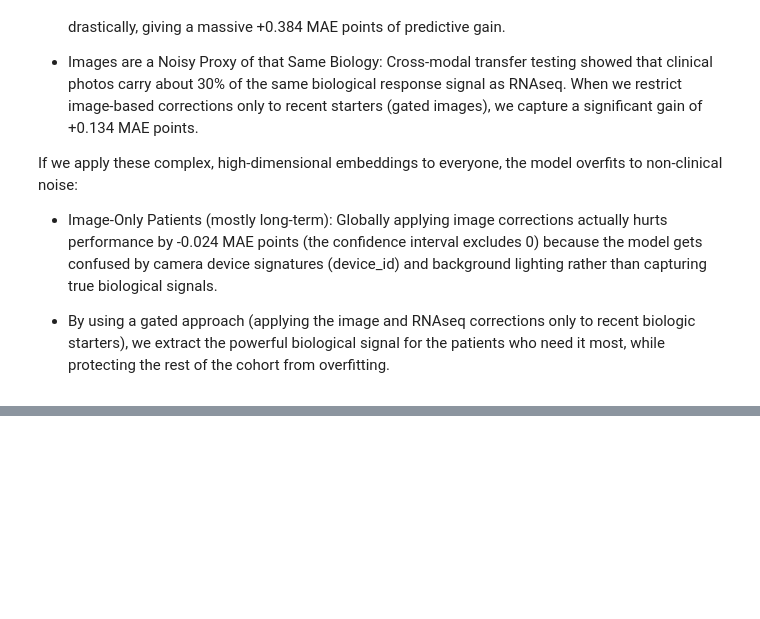
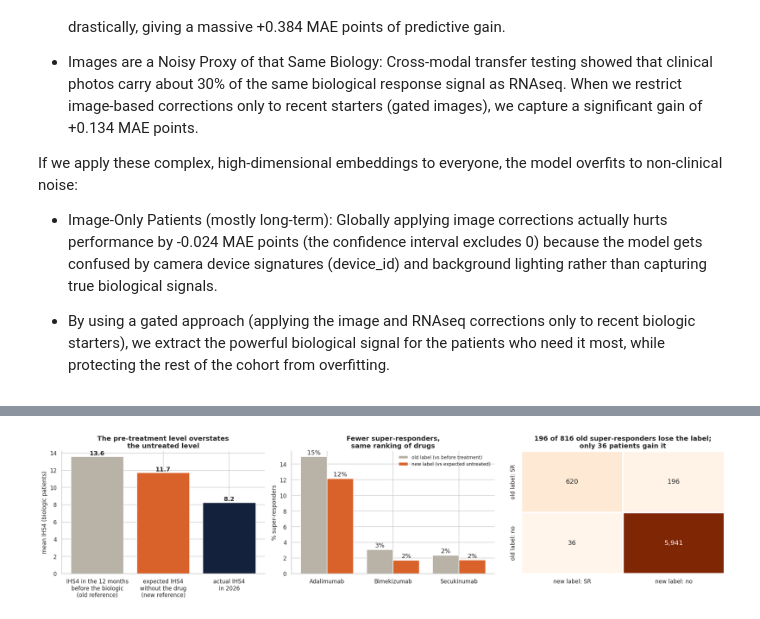
Before and after one commit to MariaPau03/Flare_pred_repo, a Jupyter notebook: submission/almirall_FlarePred.ipynb, the cells around one changed output, grey strips where cells are left out. Saved outputs shown, nothing was run; the diff lists cells and outputs as text; code cells hidden in the pictures; blank space fills up the shorter version.

```diff
--- a/submission/almirall_FlarePred.ipynb
+++ b/submission/almirall_FlarePred.ipynb
@@ -3481,0 +3798,91 @@ If we apply these complex, high-dimensional embeddings to everyone, the model ov
+# %%
+# %% R.2b Natural-course model and the counterfactual label
+CATS = {c: sorted(df_demo[c].dropna().unique()) for c in ["sex", "smoking_status"]}
+
+def history_at(split, cut):
+    """Patient history up to its own date `cut` (Series patient_id -> date); visits on that day are excluded."""
+    v = read_once(split, "visits", ["visit_date"]).merge(cut.rename("cut"), left_on="patient_id", right_index=True)
+    v = v[v.visit_date < v.cut]
+    v["days_ago"] = (v.cut - v.visit_date).dt.days
+    sc = v.dropna(subset=["ihs4_score"])
+    s12 = sc[sc.days_ago <= 365]
+    out = pd.DataFrame(index=cut.index)
+    out["h_mean_12m"] = s12.groupby("patient_id")["ihs4_score"].mean()
+    out["h_max_12m"] = s12.groupby("patient_id")["ihs4_score"].max()
+    out["h_n_12m"] = s12.groupby("patient_id")["ihs4_score"].count()
+    out["h_mean_3m"] = sc[sc.days_ago <= 91].groupby("patient_id")["ihs4_score"].mean()
+    out["h_mean_12_24m"] = sc[(sc.days_ago > 365) & (sc.days_ago <= 730)].groupby("patient_id")["ihs4_score"].mean()
+    out["h_last"] = sc.sort_values("visit_date").groupby("patient_id")["ihs4_score"].last()
+    w = 0.5 ** (sc.days_ago / 90)
+    out["h_ewm_90d"] = (w * sc.ihs4_score).groupby(sc.patient_id).sum() / w.groupby(sc.patient_id).sum()
+    out["h_calm_12m"] = s12[s12.visit_type != "flare_reactive"].groupby("patient_id")["ihs4_score"].mean()
+    out["h_flares_12m"] = v[(v.days_ago <= 365) & (v.visit_type == "flare_reactive")].groupby("patient_id").size()
+    demo = read_once(split, "demographics", ["diagnosis_date"]).set_index("patient_id").reindex(cut.index)
+    out["h_age"] = cut.dt.year - demo["birth_year"]
+    out["h_years_dx"] = (cut - demo["diagnosis_date"]).dt.days / 365.25
+    out["hurley_stage_baseline"] = demo["hurley_stage_baseline"]
+    out["bmi_at_baseline"] = demo["bmi_at_baseline"]
+    for c in CATS:
+        out[c] = pd.Categorical(demo[c], categories=CATS[c])
+    t = read_once(split, "treatments", ["start_date"]).merge(cut.rename("cut"), left_on="patient_id", right_index=True)
+    out["h_n_abx"] = t[(t.treatment_class == "Antibiotic") & (t.start_date < t.cut)].groupby("patient_id").size()
+    s = read_once(split, "surgeries", ["procedure_date"]).merge(cut.rename("cut"), left_on="patient_id", right_index=True)
+    out["h_n_surg"] = s[s.procedure_date < s.cut].groupby("patient_id").size()
+    out[["h_flares_12m", "h_n_abx", "h_n_surg"]] = out[["h_flares_12m", "h_n_abx", "h_n_surg"]].fillna(0)
+    return out
+
+# Natural course: never-treated patients, history up to 31 Dec 2025, target = Jan-Jun 2026
+never = X_train[X_train.n_bio_lines_ever == 0]
+H_nat = history_at("train", pd.Series(pd.Timestamp("2026-01-01"), index=never.patient_id.values))
+H_FEATS = list(H_nat.columns)
+y_nat = never.set_index("patient_id")[TARGET].reindex(H_nat.index)
+cv_nat = np.zeros(len(H_nat))
+for i_tr, i_va in KFold(5, shuffle=True, random_state=42).split(H_nat):
+    m = xgb.XGBRegressor(**XGB_PARAMS, n_estimators=600).fit(H_nat.iloc[i_tr], y_nat.iloc[i_tr])
+    cv_nat[i_va] = m.predict(H_nat.iloc[i_va])
+print(f"Natural-course model, {len(H_nat)} never-treated patients: CV MAE = {mean_absolute_error(y_nat, cv_nat):.3f}")
+nat_model = xgb.XGBRegressor(**XGB_PARAMS, n_estimators=600).fit(H_nat, y_nat)
+
+# Counterfactual = prediction of that model on the day the biologic started
+H_bio = history_at("train", start_tr)
+B_train["ihs4_cf"] = B_train.patient_id.map(pd.Series(nat_model.predict(H_bio[H_FEATS]), index=H_bio.index))
+for B, split in [(B_test1, "test_1"), (B_test2, "test_2")]:
+    Hs = history_at(split, bio_start(B))
+    B["ihs4_cf"] = B.patient_id.map(pd.Series(nat_model.predict(Hs[H_FEATS]), index=Hs.index))
+
+# New label, on the same patients as the old one (those with an IHS4 in the 12 months before the start)
+B_train["sr_cf"] = np.where(B_train["ihs4_pre_bio_mean"].isna(), np.nan,
+                            (B_train[TARGET] < 0.25 * B_train["ihs4_cf"]).astype(float))
+lab_cf = B_train.dropna(subset=["sr_cf"]).copy()
+print(f"Reference level (mean over {len(lab_cf)} labelled patients): before treatment {lab_cf.ihs4_pre_bio_mean.mean():.2f} "
+      f"| expected without the drug {lab_cf.ihs4_cf.mean():.2f}")
+print(f"Super-responder rate: old label {lab_cf.super_responder.mean():.1%} | new label {lab_cf.sr_cf.mean():.1%}")
+moves = pd.crosstab(lab_cf.super_responder.map({0: "old label: no", 1: "old label: SR"}),
+                    lab_cf.sr_cf.map({0: "new label: no", 1: "new label: SR"}), margins=True)
+display(moves)
+by_drug = lab_cf.groupby("bio_drug", observed=True)[["super_responder", "sr_cf"]].mean()
+by_hur = lab_cf.groupby("hurley_stage_baseline")[["super_responder", "sr_cf"]].mean()
+
+fig, ax = plt.subplots(1, 3, figsize=(19, 4.8))
+ref = pd.Series({"IHS4 in the 12 months\nbefore the biologic\n(old reference)": lab_cf.ihs4_pre_bio_mean.mean(),
+                 "expected IHS4\nwithout the drug\n(new reference)": lab_cf.ihs4_cf.mean(),
+                 "actual IHS4\nin 2026": lab_cf[TARGET].mean()})
+ax[0].bar(ref.index, ref.values, color=[GREY, ORANGE, NAVY])
+for i, v in enumerate(ref.values):
+    ax[0].text(i, v + 0.2, f"{v:.1f}", ha="center", fontweight="bold")
+ax[0].set_ylabel("mean IHS4 (biologic patients)")
+ax[0].set_title("The pre-treatment level overstates\nthe untreated level")
+xx = np.arange(len(by_drug))
+ax[1].bar(xx - 0.2, by_drug.super_responder * 100, 0.4, color=GREY, label="old label (vs before treatment)")
+ax[1].bar(xx + 0.2, by_drug.sr_cf * 100, 0.4, color=ORANGE, label="new label (vs expected untreated)")
+for i in range(len(by_drug)):
+    ax[1].text(i - 0.2, by_drug.super_responder.iloc[i] * 100 + 0.3, f"{by_drug.super_responder.iloc[i]:.0%}", ha="center")
+    ax[1].text(i + 0.2, by_drug.sr_cf.iloc[i] * 100 + 0.3, f"{by_drug.sr_cf.iloc[i]:.0%}", ha="center")
+ax[1].set_xticks(xx); ax[1].set_xticklabels(by_drug.index); ax[1].set_ylabel("% super-responders")
+ax[1].set_title("Fewer super-responders,\nsame ranking of drugs"); ax[1].legend(frameon=False, fontsize=9)
+mv = moves.iloc[:2, :2]
+sns.heatmap(mv, annot=True, fmt=",", cmap="Oranges", cbar=False, ax=ax[2], linewidths=2, linecolor="white", annot_kws={"fontsize": 13})
+ax[2].set_xlabel(""); ax[2].set_ylabel("")
+ax[2].set_title(f"{mv.iat[0, 1]} of {mv.iloc[0].sum()} old super-responders lose the label;\nonly {mv.iat[1, 0]} patients gain it")
+plt.tight_layout(); plt.show()
+# %% [output]
@@ -3481,0 +3897 @@ If we apply these complex, high-dimensional embeddings to everyone, the model ov
+[figure, added]
```
Also changed, not shown: parts of 31 cells of this notebook.
